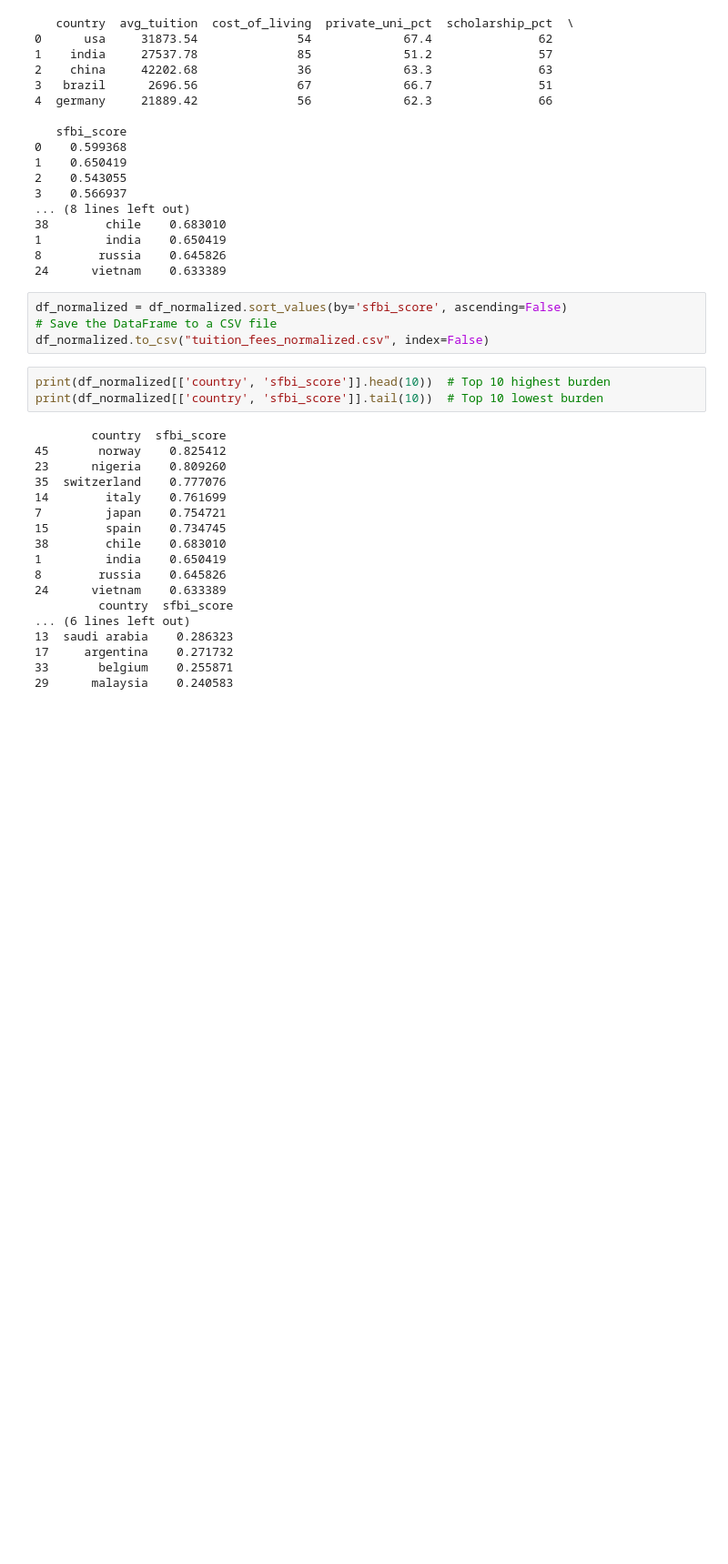
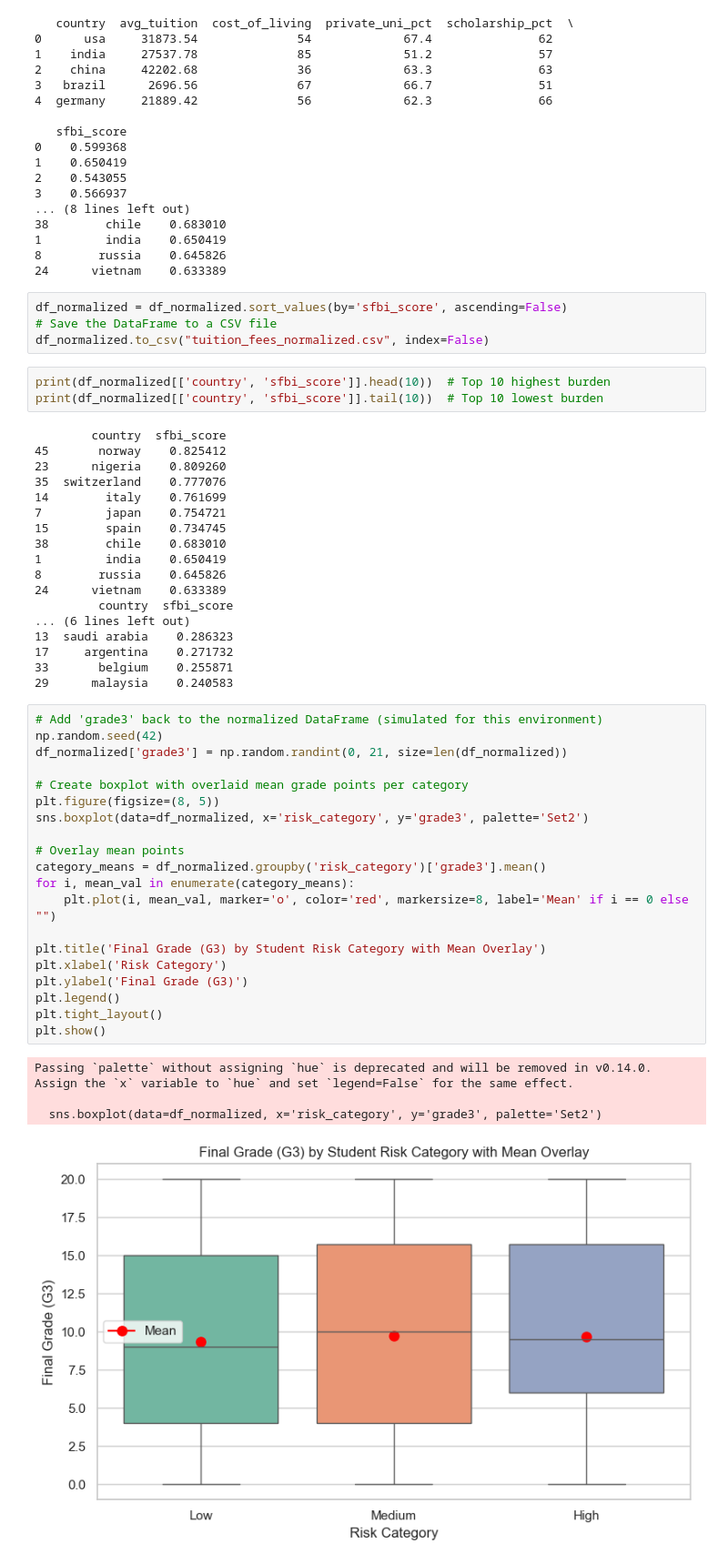
Before and after one commit to hannahabell0911/DAV-CA1-25, a Jupyter notebook: CA1-HannahAbell.ipynb, the cells around one changed output. Shown at 91% size. Drawn from its saved outputs; the diff is of its cells as text; blank space fills up the shorter version.

```diff
--- a/CA1-HannahAbell.ipynb
+++ b/CA1-HannahAbell.ipynb
@@ -601,3 +605,28 @@ print(df_normalized[['country', 'sfbi_score']].tail(10))  # Top 10 lowest burden
 17     argentina    0.271732
 33       belgium    0.255871
 29      malaysia    0.240583
+# %%
+# Add 'grade3' back to the normalized DataFrame (simulated for this environment)
+np.random.seed(42)
+df_normalized['grade3'] = np.random.randint(0, 21, size=len(df_normalized))
+
+# Create boxplot with overlaid mean grade points per category
+plt.figure(figsize=(8, 5))
+sns.boxplot(data=df_normalized, x='risk_category', y='grade3', palette='Set2')
+
+# Overlay mean points
+category_means = df_normalized.groupby('risk_category')['grade3'].mean()
+for i, mean_val in enumerate(category_means):
+    plt.plot(i, mean_val, marker='o', color='red', markersize=8, label='Mean' if i == 0 else "")
+
+plt.title('Final Grade (G3) by Student Risk Category with Mean Overlay')
+plt.xlabel('Risk Category')
+plt.ylabel('Final Grade (G3)')
+plt.legend()
+plt.tight_layout()
+plt.show()
+# %% [output]
+Passing `palette` without assigning `hue` is deprecated and will be removed in v0.14.0. Assign the `x` variable to `hue` and set `legend=False` for the same effect.
+
+  sns.boxplot(data=df_normalized, x='risk_category', y='grade3', palette='Set2')
+[figure, added]
```
Also changed, not shown: parts of 4 cells of this notebook.
